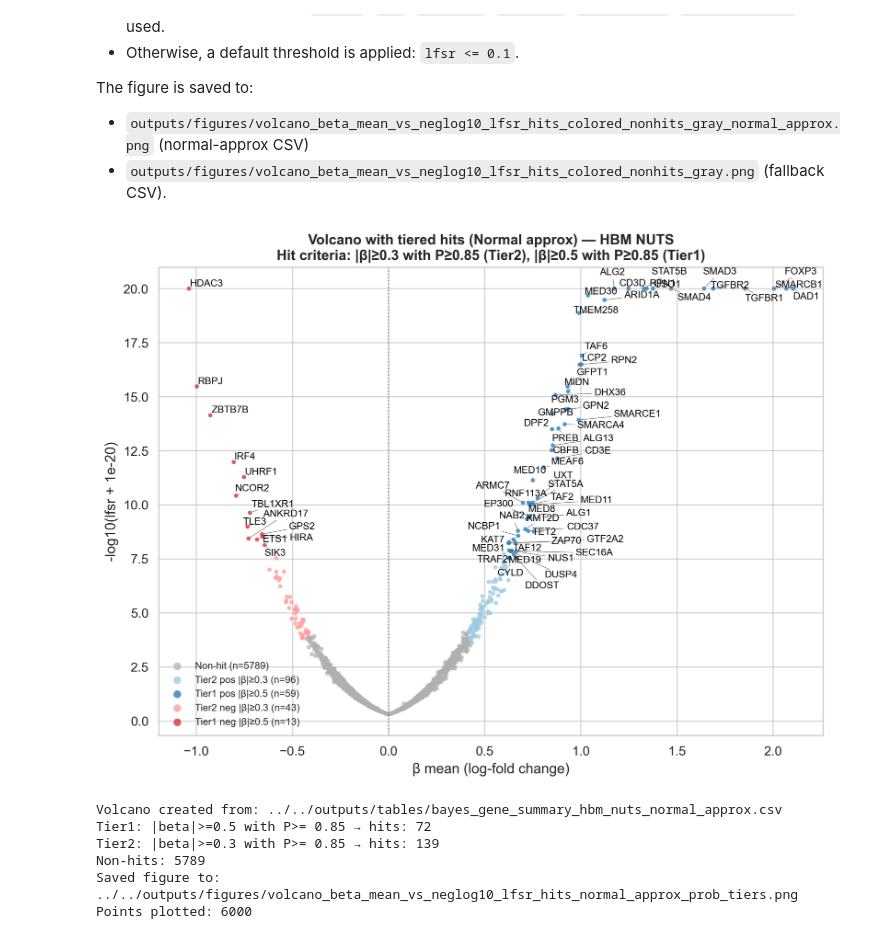
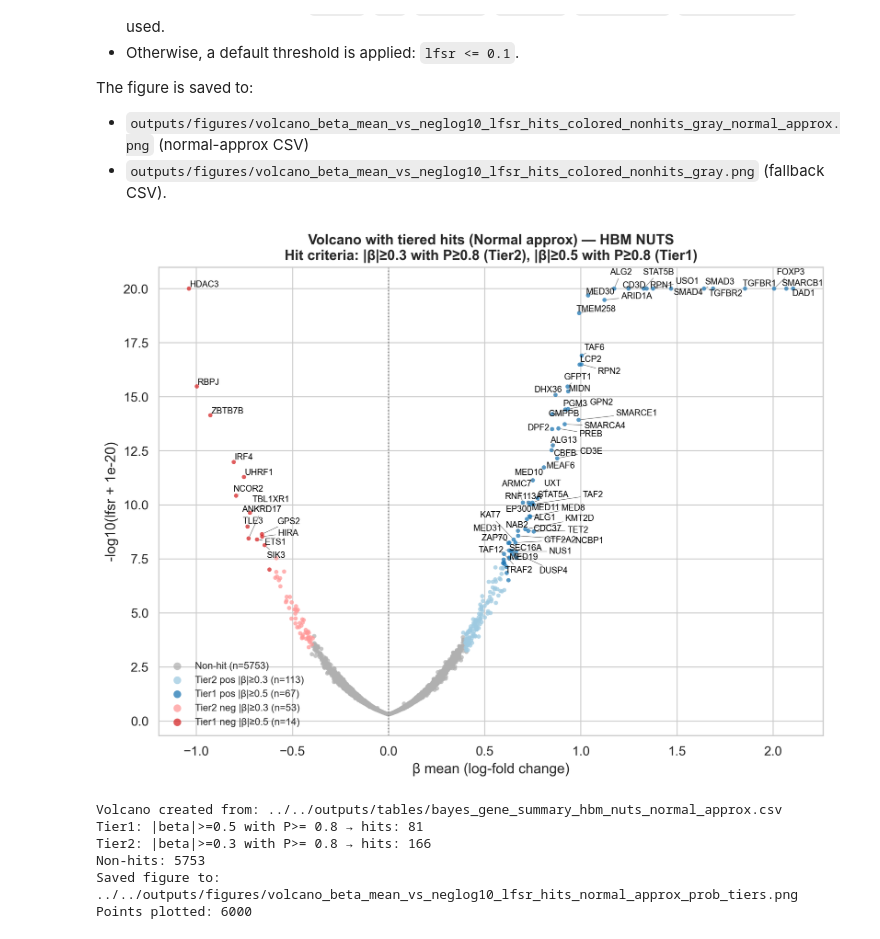
Before and after one commit to ryodaiKim/CRISPR-Bayes-Screen, a Jupyter notebook: notebooks/CRISPR_Bayes/01_HBM-CRISPR.ipynb, the cells around one changed output. Cells and saved outputs as stored; diff of their text form; code cells hidden in the pictures.

```diff
--- a/notebooks/CRISPR_Bayes/01_HBM-CRISPR.ipynb
+++ b/notebooks/CRISPR_Bayes/01_HBM-CRISPR.ipynb
@@ -1950,9 +1915,6 @@ from pathlib import Path
 sns.set_style('whitegrid')
 sns.set_context('paper', font_scale=1.2)
 
-project_root = globals().get('project_root', Path('..').resolve().parent)
-table_dir = globals().get('table_dir', project_root / 'outputs' / 'tables')
-fig_dir = globals().get('fig_dir', project_root / 'outputs' / 'figures')
 fig_dir.mkdir(parents=True, exist_ok=True)
 posterior_cache_dir = table_dir / 'posterior_cache_hbm_nuts'
 
@@ -1993,8 +1955,6 @@ plt.figure(figsize=(6,4))
 sns.histplot(beta_flat, bins=80, kde=False, color='#4C78A8')
 plt.axvline(m_mean, color='C1', linestyle='--', label=f'mean={m_mean:.3f}')
 plt.axvline(m_med, color='C0', linestyle='--', label=f'median={m_med:.3f}')
-plt.axvline(lo, color='k', linestyle=':', label=f'2.5%={lo:.3f}')
-plt.axvline(hi, color='k', linestyle=':', label=f'97.5%={hi:.3f}')
 plt.title('Global posterior histogram of beta — HBM NUTS')
 plt.xlabel('effect size (beta)')
 plt.legend()
@@ -2016,9 +1976,6 @@ from pathlib import Path
 
 sns.set_style('whitegrid')
 
-project_root = globals().get('project_root', Path('..').resolve().parent)
-table_dir = globals().get('table_dir', project_root / 'outputs' / 'tables')
-fig_dir = globals().get('fig_dir', project_root / 'outputs' / 'figures')
 fig_dir.mkdir(parents=True, exist_ok=True)
 
 nuts_summary_path = table_dir / 'bayes_gene_summary_hbm_nuts.csv'
@@ -2070,31 +2027,8 @@ import matplotlib.pyplot as plt
 import seaborn as sns
 import sys
 
-# Robust project root finder: look for common repository markers
-def find_project_root(start: Path = None, markers=('outputs', 'README.md', 'requirements.txt', '.git')) -> Path:
-    p = Path.cwd() if start is None else Path(start)
-    p = p.resolve()
-    while True:
-        for m in markers:
-            if (p / m).exists():
-                return p
-        if p.parent == p:
-            # reached filesystem root
-            return None
-        p = p.parent
-
-project_root = find_project_root()
-if project_root is None:
-    # Fallback: try two levels up from notebook working dir
-    candidate = Path.cwd().parents[1] if len(Path.cwd().parents) > 1 else Path.cwd()
-    print(f"Warning: repository root markers not found while searching upwards from {Path.cwd()}. Falling back to {candidate}")
-    project_root = candidate
-
 # Paths for diagnostics
-table_dir = project_root / 'outputs' / 'tables' / 'diagnostic'
-fig_dir = project_root / 'outputs' / 'figures' / 'diagnostic'
-summary_path = table_dir / 'summary_all.csv'
-fig_dir.mkdir(parents=True, exist_ok=True)
+summary_path = table_dir / 'diagnostic' / 'summary_all.csv'
 
 # Thresholds (reuse notebook globals if present)
 RHAT_WARN = globals().get('RHAT_WARN', 1.05)
@@ -2241,8 +2175,6 @@ import numpy as np
 from pathlib import Path
 
 # IO paths
-project_root = globals().get('project_root', Path('..').resolve().parent)
-table_dir = globals().get('table_dir', project_root / 'outputs' / 'tables')
 summary_path = table_dir / 'bayes_gene_summary_hbm_nuts.csv'
 posterior_cache_dir = table_dir / 'posterior_cache_hbm_nuts'
 
@@ -2262,7 +2194,7 @@ genes = gsum['gene'].astype(str).tolist()
 LFSR_MAX = .05
 BETA_ABS_THRESH = 0.3
 ALT_ABS_THRESH = 0.5
-PROB_MIN = 0.85
+PROB_MIN = 0.80
 
 # Gather exact posterior draws from NUTS cache file(s)
 beta_draws_map = {}
@@ -2692,7 +2617,7 @@ if not lfsr_cols:
 lfsr_col = lfsr_cols[0]
 
 # Tier thresholds and probability cutoff
-PROB_MIN = 0.85
+PROB_MIN = 0.8
 TIER1_THRESH = 0.5
 TIER2_THRESH = 0.3
 
@@ -2786,39 +2711,39 @@ try:
     for cand in ['gene', 'Gene', 'gene_symbol', 'label', 'name']:
         if cand in df.columns:
             label_col = cand
             break
     if label_col is not None and len(plot_df) > 0:
-        top_k = min(int(plot_df['hit_t1'].sum()), len(plot_df))
+        top_k = min(int(70), len(plot_df))
         temp = plot_df.join(df[label_col], how="left")
         top = temp.nlargest(top_k, "neglog10_lfsr")
         texts = []
         for _, row in top.iterrows():
-            texts.append(plt.text(row[beta_col], row["neglog10_lfsr"], row[label_col], fontsize=8, color="black"))
+            texts.append(plt.text(row[beta_col], row["neglog10_lfsr"], row[label_col], fontsize=7, color="black"))
         adjust_text(texts, arrowprops=dict(arrowstyle='-', color='gray', lw=0.5))
 except Exception:
     pass
 
 # Save figure
 out_fig = "../../outputs/figures/volcano_beta_mean_vs_neglog10_lfsr_hits_normal_approx_prob_tiers.png"
 os.makedirs(os.path.dirname(out_fig), exist_ok=True)
 plt.savefig(out_fig, dpi=200)
 plt.show()
 
 # Reporting
 n_t1 = int(plot_df['hit_t1'].sum())
 n_t2 = int(plot_df['hit_t2'].sum())
 n_none = int((plot_df['category'] == 'none').sum())
 print(f"Volcano created from: {used}")
 print(f"Tier1: |beta|>={TIER1_THRESH} with P>= {PROB_MIN} → hits: {n_t1}")
 print(f"Tier2: |beta|>={TIER2_THRESH} with P>= {PROB_MIN} → hits: {n_t2}")
 print(f"Non-hits: {n_none}")
 print(f"Saved figure to: {out_fig}")
 print(f"Points plotted: {len(plot_df)}")
 # %% [output]
-[figure, old version]
+[figure, new version]
 Volcano created from: ../../outputs/tables/bayes_gene_summary_hbm_nuts_normal_approx.csv
-Tier1: |beta|>=0.5 with P>= 0.85 → hits: 72
-Tier2: |beta|>=0.3 with P>= 0.85 → hits: 139
-Non-hits: 5789
+Tier1: |beta|>=0.5 with P>= 0.8 → hits: 81
+Tier2: |beta|>=0.3 with P>= 0.8 → hits: 166
+Non-hits: 5753
 Saved figure to: ../../outputs/figures/volcano_beta_mean_vs_neglog10_lfsr_hits_normal_approx_prob_tiers.png
 Points plotted: 6000
```
Also changed, not shown: parts of 12 cells of this notebook, 13 other files.
